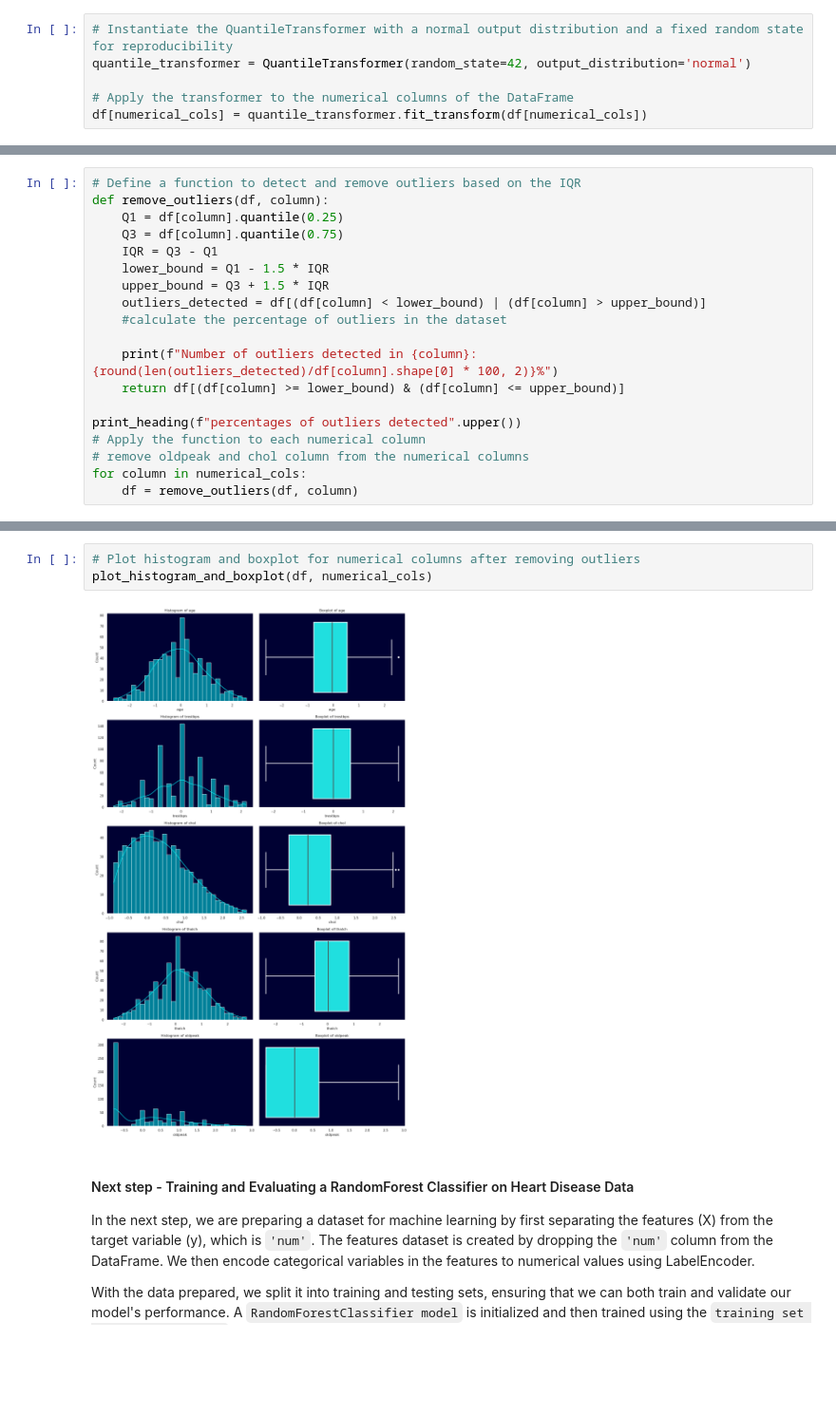
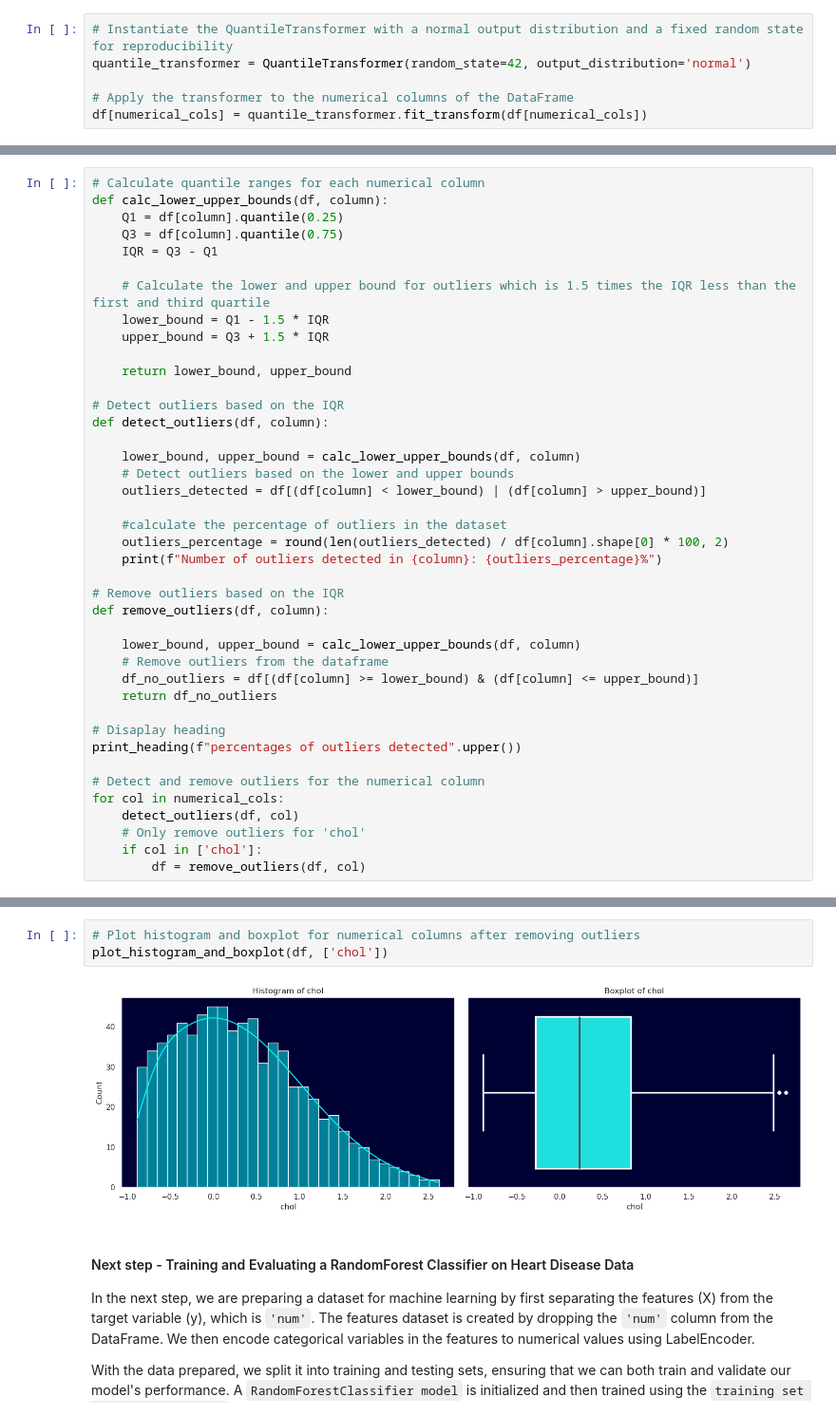
Before and after one commit to devbilalkhan/ml-heart-disease-uci, a Jupyter notebook: uci_heart_disease_data.ipynb, the cells around one changed output, grey strips where cells are left out. Shown at 95% size. Saved outputs shown, nothing was run; the diff lists cells and outputs as text; blank space fills up the shorter version.

Commit message:
removing low outlier features.

```diff
--- a/uci_heart_disease_data.ipynb
+++ b/uci_heart_disease_data.ipynb
@@ -631,22 +627,44 @@ This cleaning process has been applied to each numerical column, with the except
 # %%
-# Define a function to detect and remove outliers based on the IQR
-def remove_outliers(df, column):
+# Calculate quantile ranges for each numerical column
+def calc_lower_upper_bounds(df, column):
     Q1 = df[column].quantile(0.25)
     Q3 = df[column].quantile(0.75)
     IQR = Q3 - Q1
+
+    # Calculate the lower and upper bound for outliers which is 1.5 times the IQR less than the first and third quartile
     lower_bound = Q1 - 1.5 * IQR
     upper_bound = Q3 + 1.5 * IQR
+
+    return lower_bound, upper_bound
+
+# Detect outliers based on the IQR
+def detect_outliers(df, column):
+
+    lower_bound, upper_bound = calc_lower_upper_bounds(df, column)
+    # Detect outliers based on the lower and upper bounds
     outliers_detected = df[(df[column] < lower_bound) | (df[column] > upper_bound)]
+
     #calculate the percentage of outliers in the dataset
+    outliers_percentage = round(len(outliers_detected) / df[column].shape[0] * 100, 2)
+    print(f"Number of outliers detected in {column}: {outliers_percentage}%")
 
-    print(f"Number of outliers detected in {column}: {round(len(outliers_detected)/df[column].shape[0] * 100, 2)}%")
-    return df[(df[column] >= lower_bound) & (df[column] <= upper_bound)]
+# Remove outliers based on the IQR
+def remove_outliers(df, column):
 
+    lower_bound, upper_bound = calc_lower_upper_bounds(df, column)
+    # Remove outliers from the dataframe
+    df_no_outliers = df[(df[column] >= lower_bound) & (df[column] <= upper_bound)]
+    return df_no_outliers
+
+# Disaplay heading
 print_heading(f"percentages of outliers detected".upper())
-# Apply the function to each numerical column
-# remove oldpeak and chol column from the numerical columns
-for column in numerical_cols:
-    df = remove_outliers(df, column)
+
+# Detect and remove outliers for the numerical column
+for col in numerical_cols:
+    detect_outliers(df, col)
+    # Only remove outliers for 'chol'
+    if col in ['chol']:
+        df = remove_outliers(df, col)
 # %% [output]
 --------------------------------------------------
 PERCENTAGES OF OUTLIERS DETECTED
@@ -666,8 +688,8 @@ Number of outliers detected in oldpeak: 0.28%
 # %%
 # Plot histogram and boxplot for numerical columns after removing outliers
-plot_histogram_and_boxplot(df, numerical_cols)
+plot_histogram_and_boxplot(df, ['chol'])
 # %% [output]
-[figure, old version]
+[figure, new version]
 # %% [markdown]
 #### Next step - Training and Evaluating a RandomForest Classifier on Heart Disease Data
 In the next step, we are preparing a dataset for machine learning by first separating the features (X) from the target variable (y), which is `'num'`. The features dataset is created by dropping the `'num'` column from the DataFrame. We then encode categorical variables in the features to numerical values using LabelEncoder.
```
Also changed, not shown: parts of 14 cells of this notebook.
